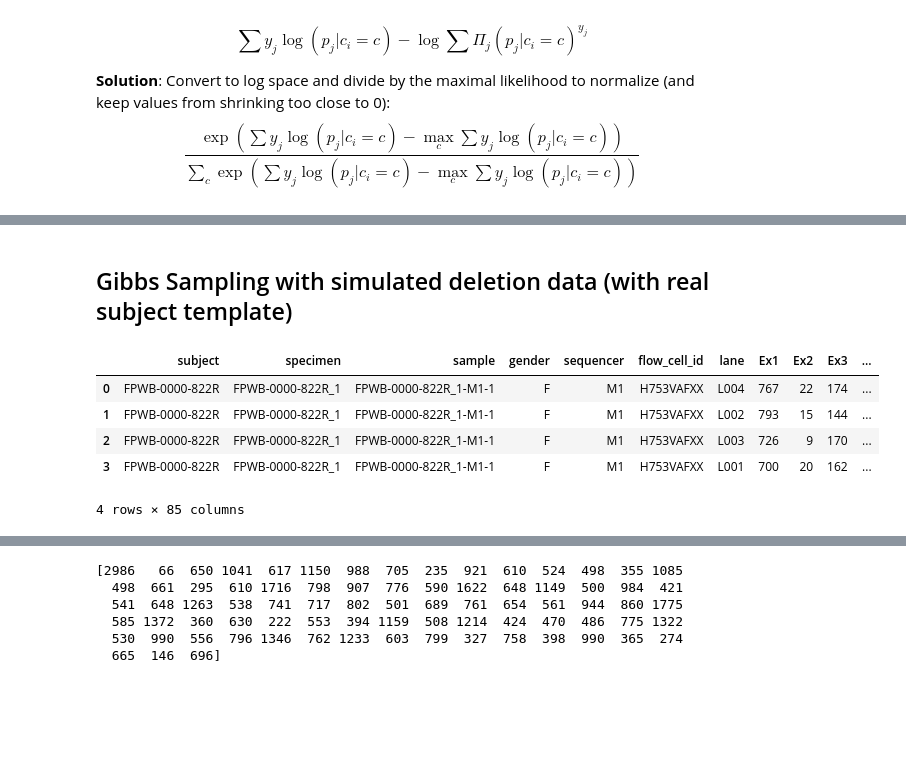
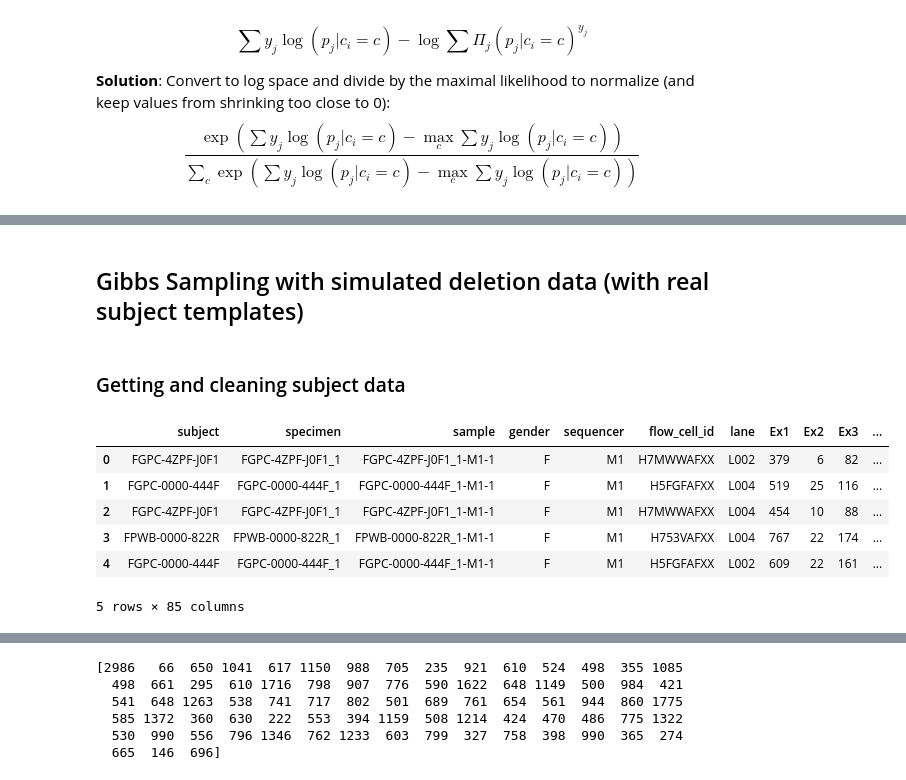
Before and after one commit to vkozareva/geneCNV, a Jupyter notebook: notebooks/Gibbs_sampling_CNV_detection.ipynb, the cells around one changed output, grey strips where cells are left out. Saved outputs shown, nothing was run; the diff lists cells and outputs as text; code cells hidden in the pictures; blank space fills up the shorter version.

```diff
--- a/notebooks/Gibbs_sampling_CNV_detection.ipynb
+++ b/notebooks/Gibbs_sampling_CNV_detection.ipynb
@@ -250,3 +288,5 @@ plt.show
 # %% [markdown]
-## Gibbs Sampling with simulated deletion data (with real subject template)
+## Gibbs Sampling with simulated deletion data (with real subject templates)
+# %% [markdown]
+### Getting and cleaning subject data
 # %%
@@ -280,14 +323,15 @@ for read in bamfile.fetch('X', start=31137345, end=33229636):
 coverage_matrix += subject_coverages.values()
 coverage_matrix = np.array(coverage_matrix)
 # %%
-single_sub = pd.DataFrame(coverage_matrix[1:], columns=coverage_matrix[0])
-single_sub2 = single_sub.apply(lambda x: pd.to_numeric(x, errors='ignore'))
-single_sub2.head()
+test_subjects = pd.DataFrame(coverage_matrix[1:], columns=coverage_matrix[0])
+test_subjects_num = test_subjects.apply(lambda x: pd.to_numeric(x, errors='ignore'))
+test_subjects_num.head()
 # %% [output]
 |  | subject | specimen | sample | gender | sequencer | flow_cell_id | lane | Ex1 | Ex2 | Ex3 | ... |
-| 0 | FPWB-0000-822R | FPWB-0000-822R_1 | FPWB-0000-822R_1-M1-1 | F | M1 | H753VAFXX | L004 | 767 | 22 | 174 | ... |
-| 1 | FPWB-0000-822R | FPWB-0000-822R_1 | FPWB-0000-822R_1-M1-1 | F | M1 | H753VAFXX | L002 | 793 | 15 | 144 | ... |
-| 2 | FPWB-0000-822R | FPWB-0000-822R_1 | FPWB-0000-822R_1-M1-1 | F | M1 | H753VAFXX | L003 | 726 | 9 | 170 | ... |
-| 3 | FPWB-0000-822R | FPWB-0000-822R_1 | FPWB-0000-822R_1-M1-1 | F | M1 | H753VAFXX | L001 | 700 | 20 | 162 | ... |
+| 0 | FGPC-4ZPF-J0F1 | FGPC-4ZPF-J0F1_1 | FGPC-4ZPF-J0F1_1-M1-1 | F | M1 | H7MWWAFXX | L002 | 379 | 6 | 82 | ... |
+| 1 | FGPC-0000-444F | FGPC-0000-444F_1 | FGPC-0000-444F_1-M1-1 | F | M1 | H5FGFAFXX | L004 | 519 | 25 | 116 | ... |
+| 2 | FGPC-4ZPF-J0F1 | FGPC-4ZPF-J0F1_1 | FGPC-4ZPF-J0F1_1-M1-1 | F | M1 | H7MWWAFXX | L004 | 454 | 10 | 88 | ... |
+| 3 | FPWB-0000-822R | FPWB-0000-822R_1 | FPWB-0000-822R_1-M1-1 | F | M1 | H753VAFXX | L004 | 767 | 22 | 174 | ... |
+| 4 | FGPC-0000-444F | FGPC-0000-444F_1 | FGPC-0000-444F_1-M1-1 | F | M1 | H5FGFAFXX | L002 | 609 | 22 | 161 | ... |
-4 rows × 85 columns
+5 rows × 85 columns
 # %%
```
Also changed, not shown: parts of 27 cells of this notebook, 1 other file.
